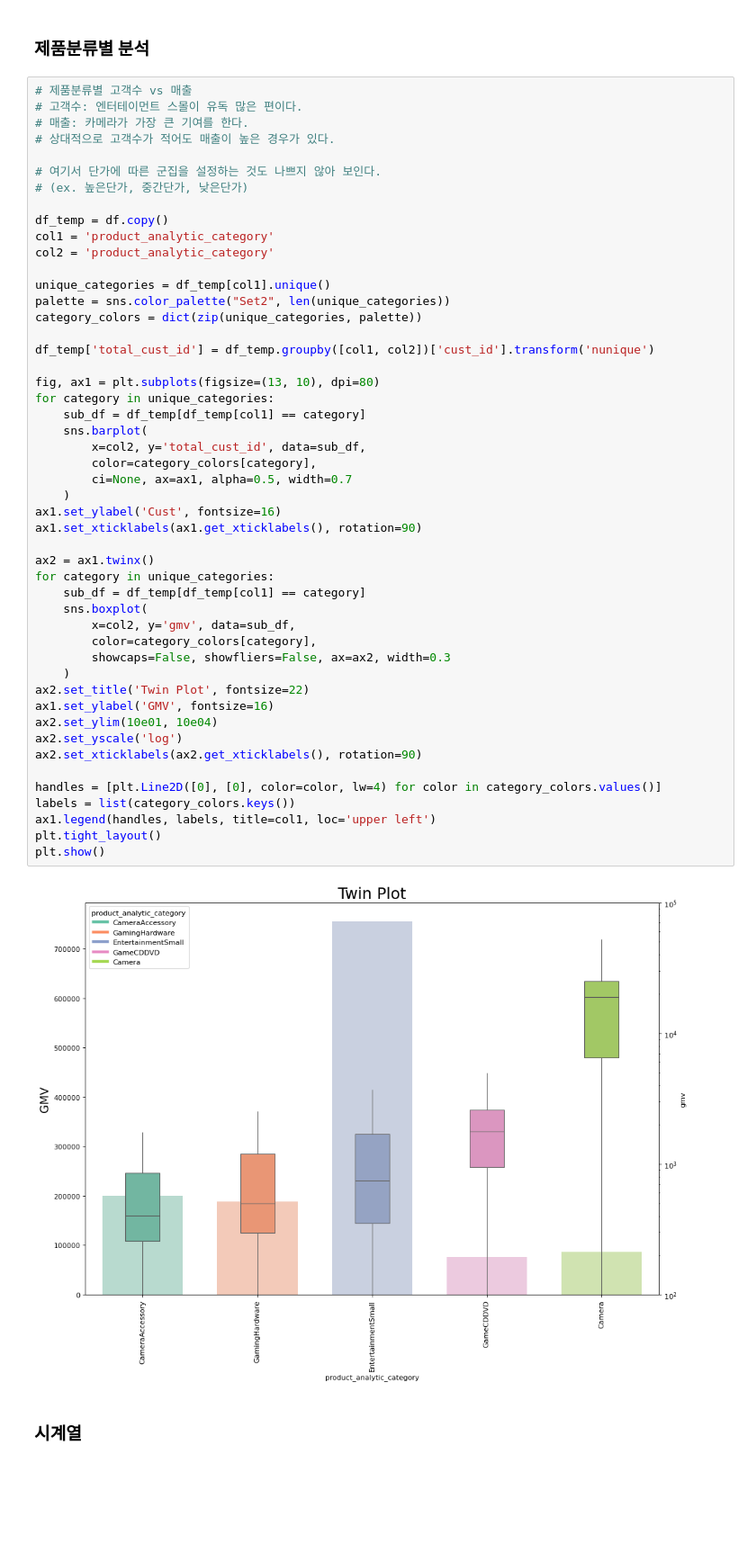
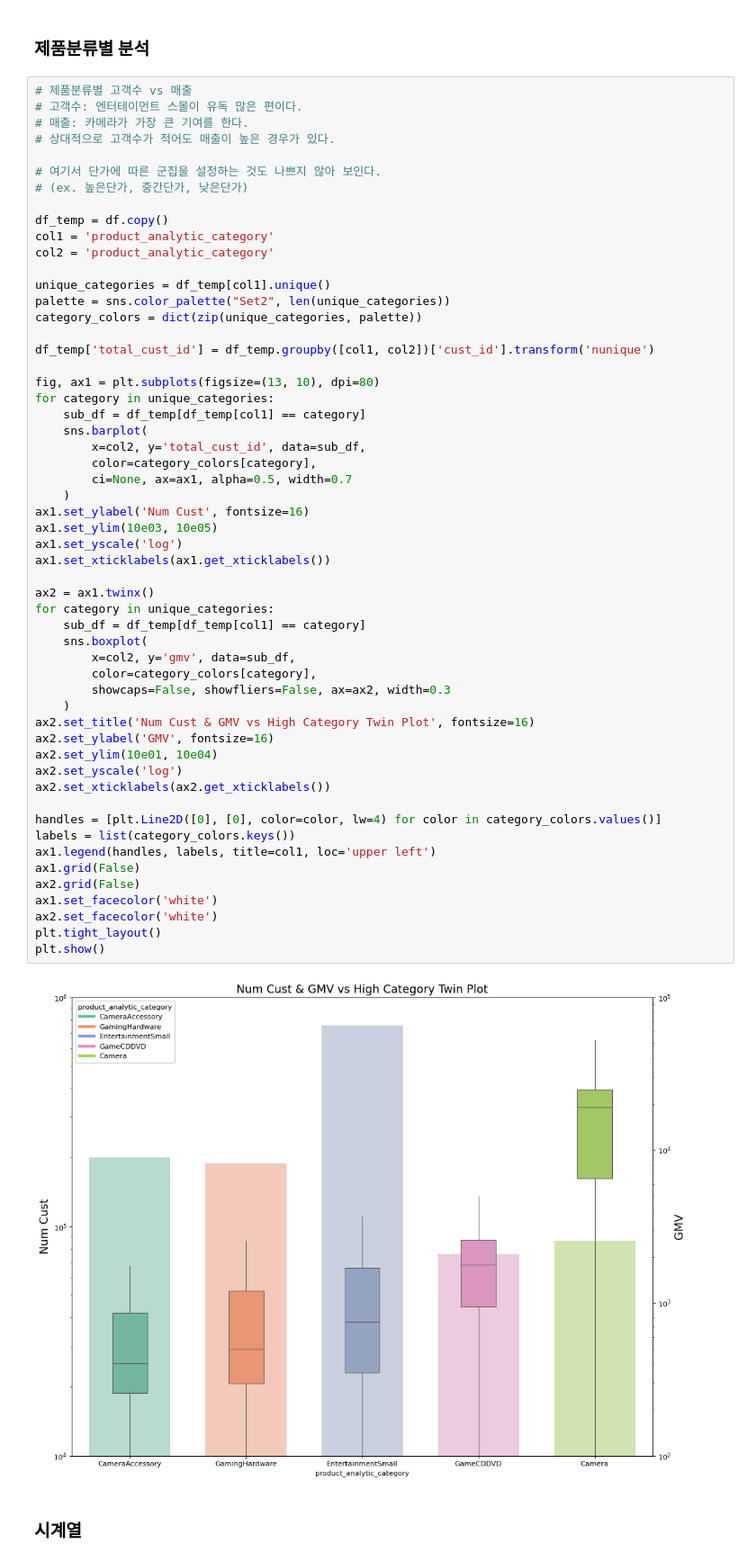
Before and after one commit to HiMyNameIsDavidKim/Study, a Jupyter notebook: 6Project/final_project/김가람_241223.ipynb, the cells around one changed output. Shown at 90% size. Saved outputs shown, nothing was run; the diff lists cells and outputs as text; blank space fills up the shorter version.

```diff
--- a/6Project/final_project/김가람_241220.ipynb
+++ b/6Project/final_project/김가람_241223.ipynb
@@ -351,39 +353,45 @@ palette = sns.color_palette("Set2", len(unique_categories))
 category_colors = dict(zip(unique_categories, palette))
 
 df_temp['total_cust_id'] = df_temp.groupby([col1, col2])['cust_id'].transform('nunique')
 
 fig, ax1 = plt.subplots(figsize=(13, 10), dpi=80)
 for category in unique_categories:
     sub_df = df_temp[df_temp[col1] == category]
     sns.barplot(
         x=col2, y='total_cust_id', data=sub_df,
         color=category_colors[category],
         ci=None, ax=ax1, alpha=0.5, width=0.7
     )
-ax1.set_ylabel('Cust', fontsize=16)
-ax1.set_xticklabels(ax1.get_xticklabels(), rotation=90)
+ax1.set_ylabel('Num Cust', fontsize=16)
+ax1.set_ylim(10e03, 10e05)
+ax1.set_yscale('log')
+ax1.set_xticklabels(ax1.get_xticklabels())
 
 ax2 = ax1.twinx()
 for category in unique_categories:
     sub_df = df_temp[df_temp[col1] == category]
     sns.boxplot(
         x=col2, y='gmv', data=sub_df,
         color=category_colors[category],
         showcaps=False, showfliers=False, ax=ax2, width=0.3
     )
-ax2.set_title('Twin Plot', fontsize=22)
-ax1.set_ylabel('GMV', fontsize=16)
+ax2.set_title('Num Cust & GMV vs High Category Twin Plot', fontsize=16)
+ax2.set_ylabel('GMV', fontsize=16)
 ax2.set_ylim(10e01, 10e04)
 ax2.set_yscale('log')
-ax2.set_xticklabels(ax2.get_xticklabels(), rotation=90)
+ax2.set_xticklabels(ax2.get_xticklabels())
 
 handles = [plt.Line2D([0], [0], color=color, lw=4) for color in category_colors.values()]
 labels = list(category_colors.keys())
 ax1.legend(handles, labels, title=col1, loc='upper left')
+ax1.grid(False)
+ax2.grid(False)
+ax1.set_facecolor('white')
+ax2.set_facecolor('white')
 plt.tight_layout()
 plt.show()
 # %% [output]
-[figure, old version]
+[figure, new version]
 # %% [markdown]
 ### **시계열**
 # %%
```
Also changed, not shown: parts of 1 cell of this notebook, 2 other files.
